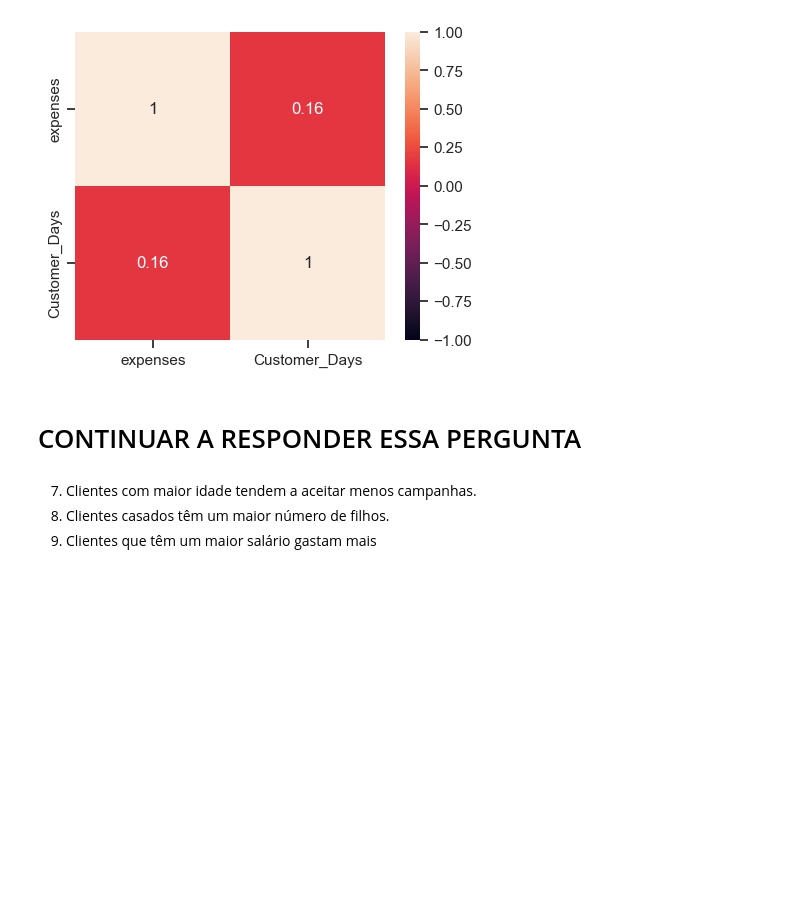
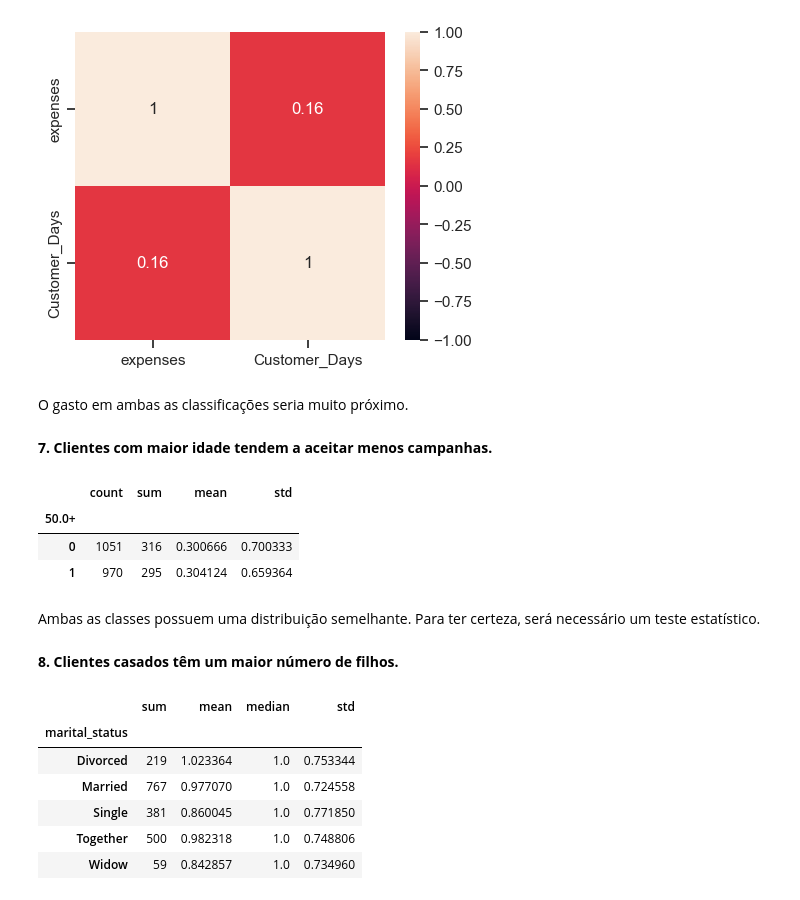
Before and after one commit to danzpy/eda-ifood, a Jupyter notebook: Análise exploratória de dados - Ifood.ipynb, the cells around one changed output. Drawn from its saved outputs; the diff is of its cells as text; code cells hidden in the pictures; blank space fills up the shorter version.

```diff
--- a/Análise exploratória de dados - Ifood.ipynb
+++ b/Análise exploratória de dados - Ifood.ipynb
@@ -528,9 +526,7 @@ sns.heatmap(df[['expenses', 'Customer_Days']].corr(), vmin=-1, vmax=1, annot=Tru
 plt.show(3)
 # %% [output]
 [figure]
-# %% [markdown]
-# CONTINUAR A RESPONDER ESSA PERGUNTA
+# %% [markdown]
+O gasto em ambas as classificações seria muito próximo.
 # %% [markdown]
-7. Clientes com maior idade tendem a aceitar menos campanhas.
-8. Clientes casados têm um maior número de filhos.
-9. Clientes que têm um maior salário gastam mais
+**7. Clientes com maior idade tendem a aceitar menos campanhas.**
@@ -536,0 +536,21 @@ plt.show(3)
+# %%
+idade_df.groupby([f'{idade_mediana}+'])["AcceptedCmpOverall"].agg(['count', 'sum', 'mean', 'std'])
+# %% [output]
+|  | count | sum | mean | std |
+| 50.0+ |  |  |  |  |
+| 0 | 1051 | 316 | 0.300666 | 0.700333 |
+| 1 | 970 | 295 | 0.304124 | 0.659364 |
+# %% [markdown]
+Ambas as classes possuem uma distribuição semelhante. Para ter certeza, será necessário um teste estatístico.
+# %% [markdown]
+**8. Clientes casados têm um maior número de filhos.**
+# %%
+df.groupby('marital_status')['kids'].agg(['sum', 'mean', 'median', 'std'])
+# %% [output]
+|  | sum | mean | median | std |
+| marital_status |  |  |  |  |
+| Divorced | 219 | 1.023364 | 1.0 | 0.753344 |
+| Married | 767 | 0.977070 | 1.0 | 0.724558 |
+| Single | 381 | 0.860045 | 1.0 | 0.771850 |
+| Together | 500 | 0.982318 | 1.0 | 0.748806 |
+| Widow | 59 | 0.842857 | 1.0 | 0.734960 |
```
Also changed, not shown: parts of 10 cells of this notebook.
